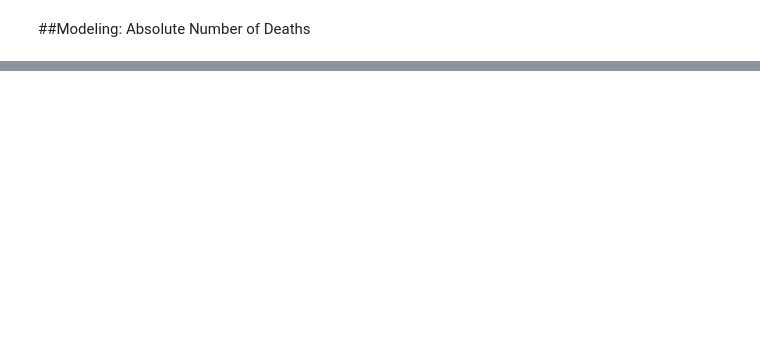
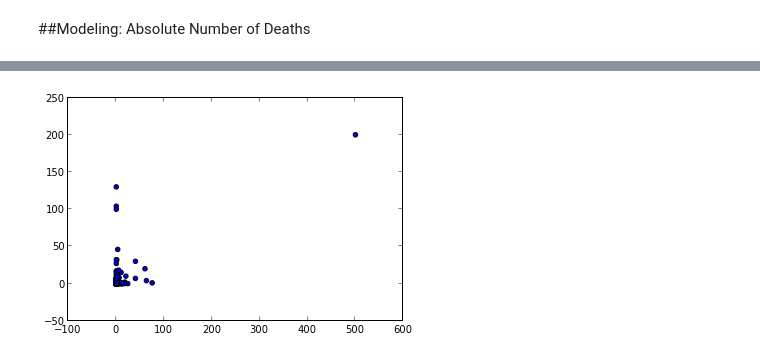
Before and after one commit to boyasm/STAT-222, a Jupyter notebook: Boyas 222 Project.ipynb, the cells around one changed output, grey strips where cells are left out. Drawn from its saved outputs; the diff is of its cells as text; code cells hidden in the pictures; blank space fills up the shorter version.

```diff
--- a/Boyas 222 Project.ipynb
+++ b/Boyas 222 Project.ipynb
@@ -753,0 +623,9 @@ plt.show()
+# %%
+v = train[['ndeath', 'npart', 'escalation', 'polity2', 'milex', 'milper', 'etype']]
+v = v[~np.isnan(v).any(1)]
+Y = v.ndeath
+X = v[['npart', 'escalation', 'polity2', 'milex', 'milper', 'etype']]
+from sklearn import tree
+clf = tree.DecisionTreeClassifier()
+clf = clf.fit(X, Y)
+tree.export_graphviz(clf)
@@ -753,0 +660,10 @@ plt.show()
+# %%
+v = test[['ndeath', 'npart', 'escalation', 'polity2', 'milex', 'milper', 'etype']]
+v = v[~np.isnan(v).any(1)]
+Y = v.ndeath
+X = v[['npart', 'escalation', 'polity2', 'milex', 'milper', 'etype']]
+preds = clf.predict(X)
+plt.scatter(preds, Y)
+plt.show()
+# %% [output]
+[figure, added]
```
Also changed, not shown: parts of 22 cells of this notebook.
